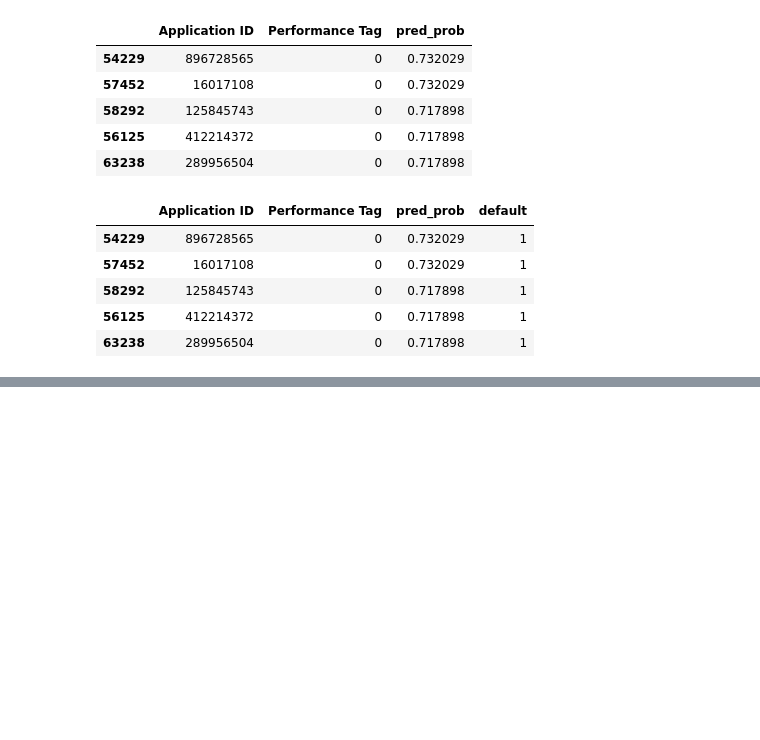
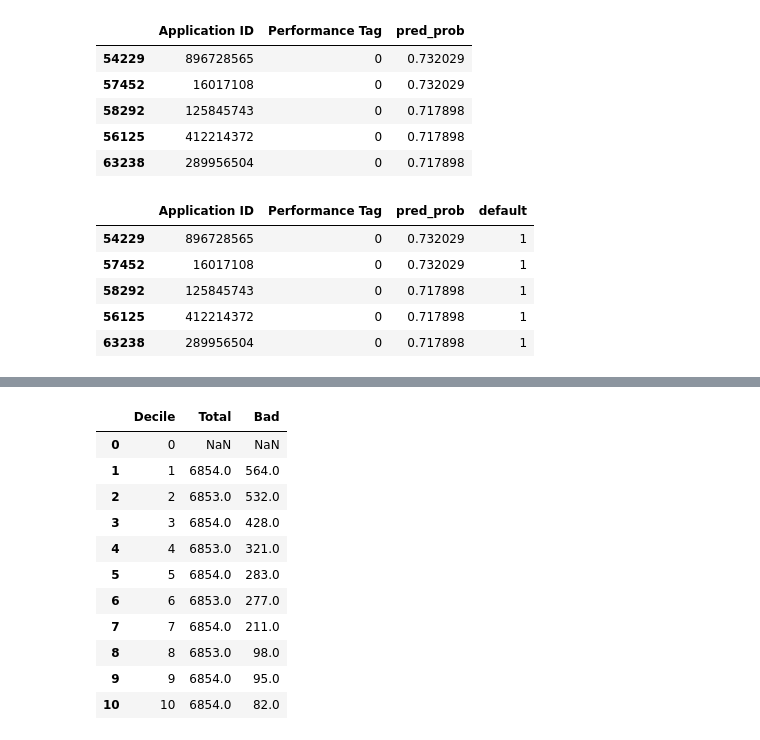
Before and after one commit to VivekJeldi/RiskAnalytics-CreditCard, a Jupyter notebook: Code_XGBoost_WOE.ipynb, the cells around one changed output, grey strips where cells are left out. Cells and saved outputs as stored; diff of their text form; code cells hidden in the pictures; blank space fills up the shorter version.

```diff
--- a/Code_XGBoost_WOE.ipynb
+++ b/Code_XGBoost_WOE.ipynb
@@ -729,2 +731,2 @@ df_pred.head()
 # %%
-df_pred.groupby('Decile').count()
+df_by_decile = df_pred.groupby('Decile')
@@ -743,0 +748,5 @@ df_pred.groupby('Decile').count()
+# %%
+df_KS = pd.DataFrame()
+# %%
+df_KS['Decile'] = list(range(11))
+df_KS
@@ -743,0 +766,3 @@ df_pred.groupby('Decile').count()
+# %%
+df_KS['Total'] = df_by_decile['default'].count()
+df_KS
@@ -743,0 +797,16 @@ df_pred.groupby('Decile').count()
+# %%
+df_KS['Bad'] = df_by_decile['Performance Tag'].sum()
+df_KS
+# %% [output]
+|  | Decile | Total | Bad |
+| 0 | 0 | NaN | NaN |
+| 1 | 1 | 6854.0 | 564.0 |
+| 2 | 2 | 6853.0 | 532.0 |
+| 3 | 3 | 6854.0 | 428.0 |
+| 4 | 4 | 6853.0 | 321.0 |
+| 5 | 5 | 6854.0 | 283.0 |
+| 6 | 6 | 6853.0 | 277.0 |
+| 7 | 7 | 6854.0 | 211.0 |
+| 8 | 8 | 6853.0 | 98.0 |
+| 9 | 9 | 6854.0 | 95.0 |
+| 10 | 10 | 6854.0 | 82.0 |
```
Also changed, not shown: parts of 17 cells of this notebook.
